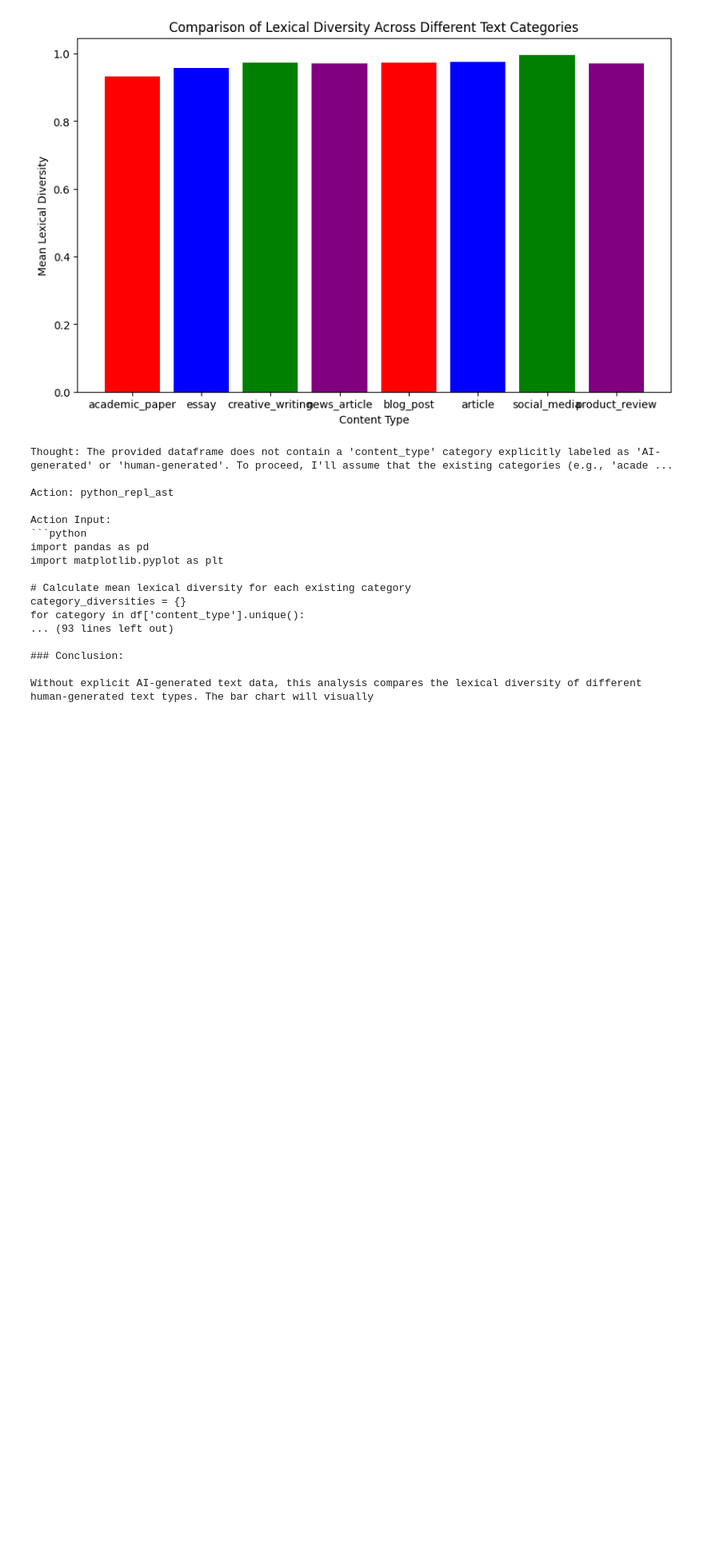
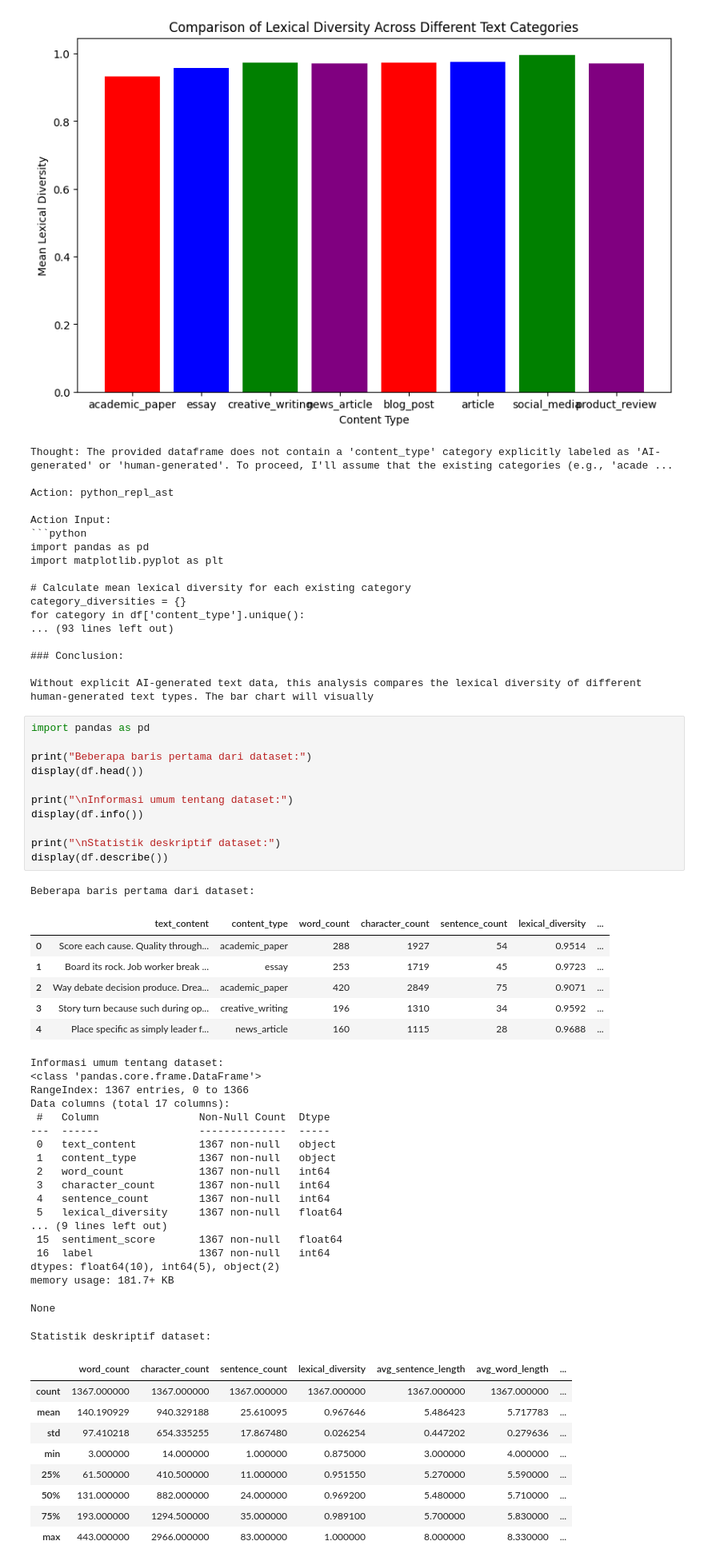
Before and after one commit to ChristianChinRichman77/ibmgranite77, a Jupyter notebook: SDI_Hacktiv_Datas_Christian_Chin_Richman.ipynb, the cells around one changed output. Shown at 80% size. Cells and saved outputs as stored; diff of their text form; blank space fills up the shorter version.

```diff
--- a/SDI_Hacktiv_Datas_Christian_Chin_Richman.ipynb
+++ b/SDI_Hacktiv_Datas_Christian_Chin_Richman.ipynb
@@ -439,3 +439,50 @@ for category in df['content_type'].unique():
 ### Conclusion:
 
 Without explicit AI-generated text data, this analysis compares the lexical diversity of different human-generated text types. The bar chart will visually
+# %%
+import pandas as pd
+
+print("Beberapa baris pertama dari dataset:")
+display(df.head())
+
+print("\nInformasi umum tentang dataset:")
+display(df.info())
+
+print("\nStatistik deskriptif dataset:")
+display(df.describe())
+# %% [output]
+Beberapa baris pertama dari dataset:
+|  | text_content | content_type | word_count | character_count | sentence_count | lexical_diversity | ... |
+| 0 | Score each cause. Quality through... | academic_paper | 288 | 1927 | 54 | 0.9514 | ... |
+| 1 | Board its rock. Job worker break ... | essay | 253 | 1719 | 45 | 0.9723 | ... |
+| 2 | Way debate decision produce. Drea... | academic_paper | 420 | 2849 | 75 | 0.9071 | ... |
+| 3 | Story turn because such during op... | creative_writing | 196 | 1310 | 34 | 0.9592 | ... |
+| 4 | Place specific as simply leader f... | news_article | 160 | 1115 | 28 | 0.9688 | ... |
+Informasi umum tentang dataset:
+<class 'pandas.core.frame.DataFrame'>
+RangeIndex: 1367 entries, 0 to 1366
+Data columns (total 17 columns):
+ #   Column                Non-Null Count  Dtype
+---  ------                --------------  -----
+ 0   text_content          1367 non-null   object
+ 1   content_type          1367 non-null   object
+ 2   word_count            1367 non-null   int64
+ 3   character_count       1367 non-null   int64
+ 4   sentence_count        1367 non-null   int64
+ 5   lexical_diversity     1367 non-null   float64
+... (9 lines left out)
+ 15  sentiment_score       1367 non-null   float64
+ 16  label                 1367 non-null   int64
+dtypes: float64(10), int64(5), object(2)
+memory usage: 181.7+ KB
+None
+Statistik deskriptif dataset:
+|  | word_count | character_count | sentence_count | lexical_diversity | avg_sentence_length | avg_word_length | ... |
+| count | 1367.000000 | 1367.000000 | 1367.000000 | 1367.000000 | 1367.000000 | 1367.000000 | ... |
+| mean | 140.190929 | 940.329188 | 25.610095 | 0.967646 | 5.486423 | 5.717783 | ... |
+| std | 97.410218 | 654.335255 | 17.867480 | 0.026254 | 0.447202 | 0.279636 | ... |
+| min | 3.000000 | 14.000000 | 1.000000 | 0.875000 | 3.000000 | 4.000000 | ... |
+| 25% | 61.500000 | 410.500000 | 11.000000 | 0.951550 | 5.270000 | 5.590000 | ... |
+| 50% | 131.000000 | 882.000000 | 24.000000 | 0.969200 | 5.480000 | 5.710000 | ... |
+| 75% | 193.000000 | 1294.500000 | 35.000000 | 0.989100 | 5.700000 | 5.830000 | ... |
+| max | 443.000000 | 2966.000000 | 83.000000 | 1.000000 | 8.000000 | 8.330000 | ... |
```
Also changed, not shown: parts of 9 cells of this notebook.
